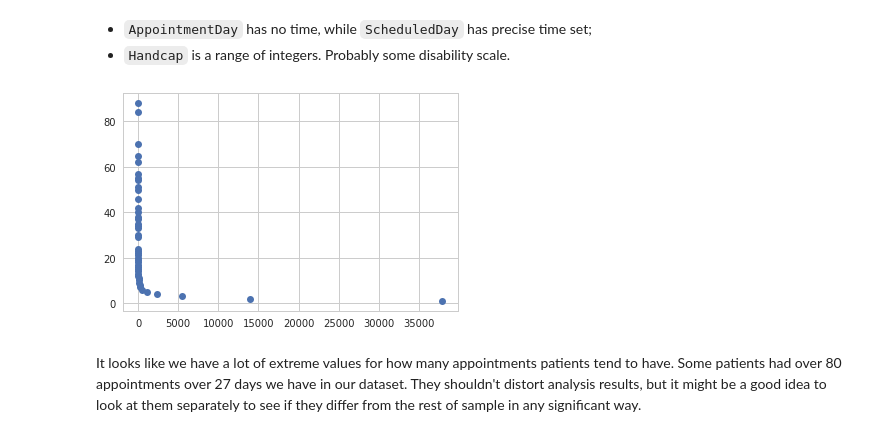
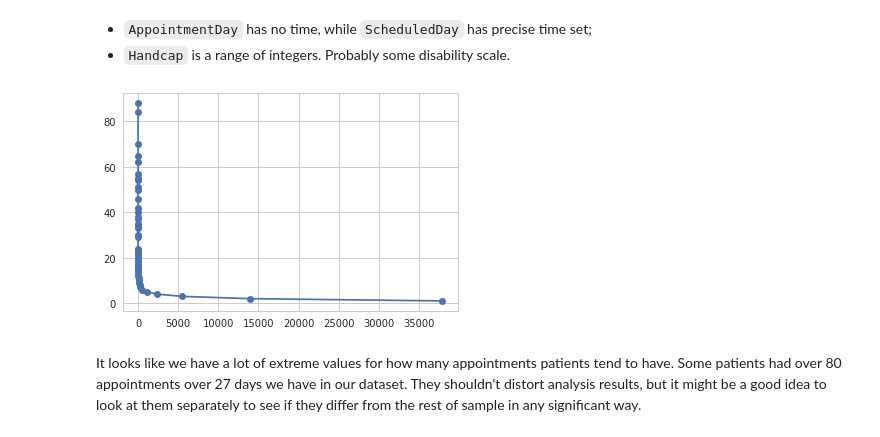
Before and after one commit to despacito123/data-analyst-nanodegree, a Jupyter notebook: 3. Investigate a Dataset/Investigate_a_Dataset.ipynb, the cells around one changed output. Cells and saved outputs as stored; diff of their text form; code cells hidden in the pictures.

```diff
--- a/3. Investigate a Dataset/Investigate_a_Dataset.ipynb
+++ b/3. Investigate a Dataset/Investigate_a_Dataset.ipynb
@@ -171,12 +167,18 @@ print(df['Handcap'].unique())
 # %%
 # check how patients distribute over appointment count tey had
 # to see if there's a lot of patients that had more than 1 appointment
-patient_counts_by_appointment_counts = df.groupby('PatientId').size().value_counts().reset_index().rename(columns = {'index': 'AppointmentCount', 0: 'PatientCount'}).sort_values('AppointmentCount')
+patient_counts_by_appointment_counts = df.groupby('PatientId') \
+                                         .size() \
+                                         .value_counts() \
+                                         .reset_index() \
+                                         .rename(columns = {'index': 'AppointmentCount',
+                                                            0: 'PatientCount'}) \
+                                         .sort_values('AppointmentCount')
 plt.plot(patient_counts_by_appointment_counts['PatientCount'],
          patient_counts_by_appointment_counts['AppointmentCount'],
-         'o');
+         'o-');
 # %% [output]
-[figure, old version]
+[figure, new version]
 # %% [markdown]
 It looks like we have a lot of extreme values for how many appointments patients tend to have. Some patients had over 80 appointments over 27 days we have in our dataset. They shouldn't distort analysis results, but it might be a good idea to look at them separately to see if they differ from the rest of sample in any significant way.
 # %% [markdown]
```
Also changed, not shown: parts of 25 cells of this notebook.
